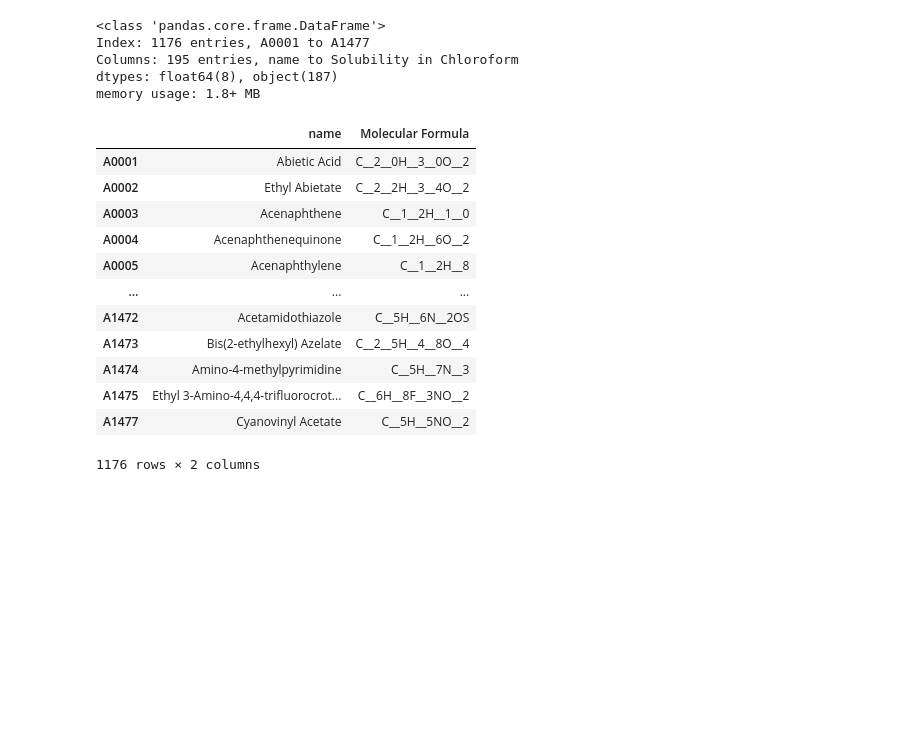
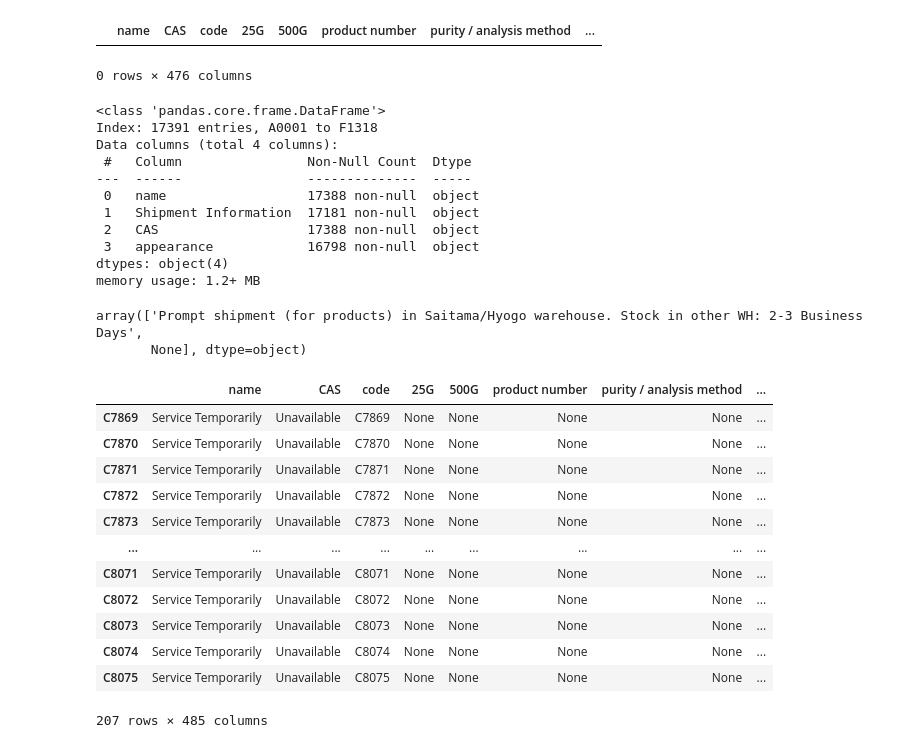
Before and after one commit to stephanyvargas/Learning_DataScience, a Jupyter notebook: WebScrapping_data/test_data_TCI.ipynb, the cells around one changed output. Drawn from its saved outputs; the diff is of its cells as text; code cells hidden in the pictures; blank space fills up the shorter version.

```diff
--- a/WebScrapping_data/test_data_TCI.ipynb
+++ b/WebScrapping_data/test_data_TCI.ipynb
@@ -17,0 +27,3 @@ df.tail()
+# %%
+pd.set_option('display.max_colwidth', None)
+df[['25G']]
@@ -61,24 +113,40 @@ Name: Signal Word, Length: 1176, dtype: object
+# %%
+df[df['code'] == 'None']
+# %% [output]
+|  | name | CAS | code | 25G | 500G | product number | purity / analysis method | ... |
+0 rows × 476 columns
 # %%
-df.info()
+df[['name', 'Shipment Information', 'CAS', 'appearance']].info()
 # %% [output]
 <class 'pandas.core.frame.DataFrame'>
-Index: 1176 entries, A0001 to A1477
-Columns: 195 entries, name to Solubility in Chloroform
-dtypes: float64(8), object(187)
-memory usage: 1.8+ MB
+Index: 17391 entries, A0001 to F1318
+Data columns (total 4 columns):
+ #   Column                Non-Null Count  Dtype
+---  ------                --------------  -----
+ 0   name                  17388 non-null  object
+ 1   Shipment Information  17181 non-null  object
+ 2   CAS                   17388 non-null  object
+ 3   appearance            16798 non-null  object
+dtypes: object(4)
+memory usage: 1.2+ MB
 # %%
-df[['name','Molecular Formula']]
+df['Shipment Information'].unique()
 # %% [output]
-|  | name | Molecular Formula |
-| A0001 | Abietic Acid | C__2__0H__3__0O__2 |
-| A0002 | Ethyl Abietate | C__2__2H__3__4O__2 |
-| A0003 | Acenaphthene | C__1__2H__1__0 |
-| A0004 | Acenaphthenequinone | C__1__2H__6O__2 |
-| A0005 | Acenaphthylene | C__1__2H__8 |
-| ... | ... | ... |
-| A1472 | Acetamidothiazole | C__5H__6N__2OS |
-| A1473 | Bis(2-ethylhexyl) Azelate | C__2__5H__4__8O__4 |
-| A1474 | Amino-4-methylpyrimidine | C__5H__7N__3 |
-| A1475 | Ethyl 3-Amino-4,4,4-trifluorocrot... | C__6H__8F__3NO__2 |
-| A1477 | Cyanovinyl Acetate | C__5H__5NO__2 |
-1176 rows × 2 columns
+array(['Prompt shipment (for products) in Saitama/Hyogo warehouse. Stock in other WH: 2-3 Business Days',
+       None], dtype=object)
+# %%
+df[df['name'] == 'Service Temporarily']
+# %% [output]
+|  | name | CAS | code | 25G | 500G | product number | purity / analysis method | ... |
+| C7869 | Service Temporarily | Unavailable | C7869 | None | None | None | None | ... |
+| C7870 | Service Temporarily | Unavailable | C7870 | None | None | None | None | ... |
+| C7871 | Service Temporarily | Unavailable | C7871 | None | None | None | None | ... |
+| C7872 | Service Temporarily | Unavailable | C7872 | None | None | None | None | ... |
+| C7873 | Service Temporarily | Unavailable | C7873 | None | None | None | None | ... |
+| ... | ... | ... | ... | ... | ... | ... | ... | ... |
+| C8071 | Service Temporarily | Unavailable | C8071 | None | None | None | None | ... |
+| C8072 | Service Temporarily | Unavailable | C8072 | None | None | None | None | ... |
+| C8073 | Service Temporarily | Unavailable | C8073 | None | None | None | None | ... |
+| C8074 | Service Temporarily | Unavailable | C8074 | None | None | None | None | ... |
+| C8075 | Service Temporarily | Unavailable | C8075 | None | None | None | None | ... |
+207 rows × 485 columns
```
Also changed, not shown: parts of 10 cells of this notebook.
